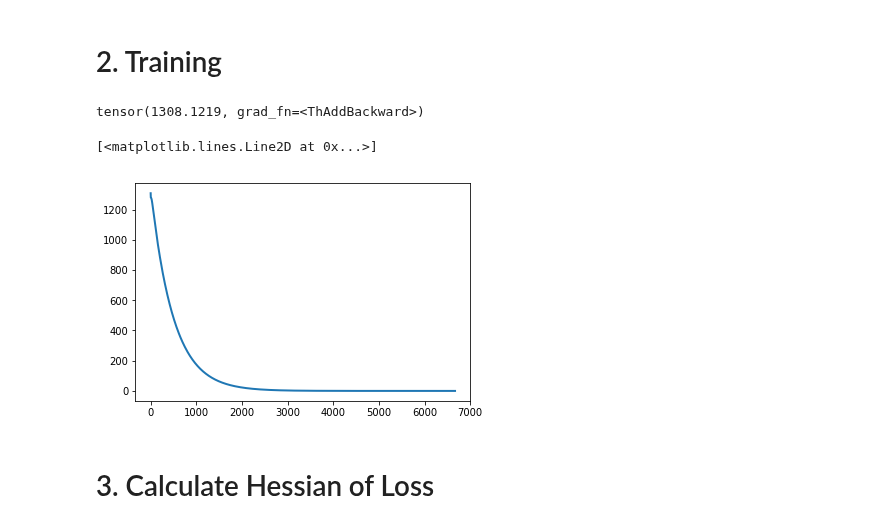
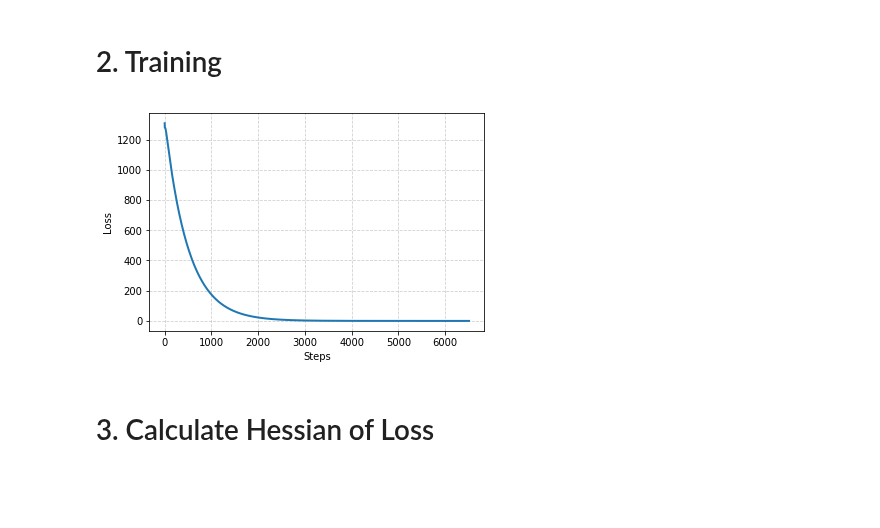
Before and after one commit to ZihengChen/WBranchingFaction, a Jupyter notebook: notebooks/fit_torch.ipynb, the cells around one changed output. Saved outputs shown, nothing was run; the diff lists cells and outputs as text; code cells hidden in the pictures; blank space fills up the shorter version.

```diff
--- a/notebooks/torch_fitTemplate.ipynb
+++ b/notebooks/fit_torch.ipynb
@@ -26,23 +25,18 @@ optimizer = tc.optim.LBFGS(model.parameters(),
 # %%
 losses = []
 # define backprop step
 def closure():
     optimizer.zero_grad()
     y,regu = model.forward(X)
     loss = tc.sum( (y-Y)**2/(2*Y+0.1) ) + regu
     losses.append(loss)
     loss.backward(retain_graph=True)
     return loss
 # run optimization
 optimizer.step(closure)
+showLossHistory(losses)
 # %% [output]
-tensor(1308.1219, grad_fn=<ThAddBackward>)
+[figure, added]
-# %%
-plt.figure(facecolor='w',figsize=(6,4))
-plt.plot(losses,lw=2)
-# %% [output]
-[<matplotlib.lines.Line2D at 0x...>]
-[figure, removed]
 # %% [markdown]
 # 3. Calculate Hessian of Loss
 # %%
```
Also changed, not shown: parts of 4 cells of this notebook, 22 other files.
